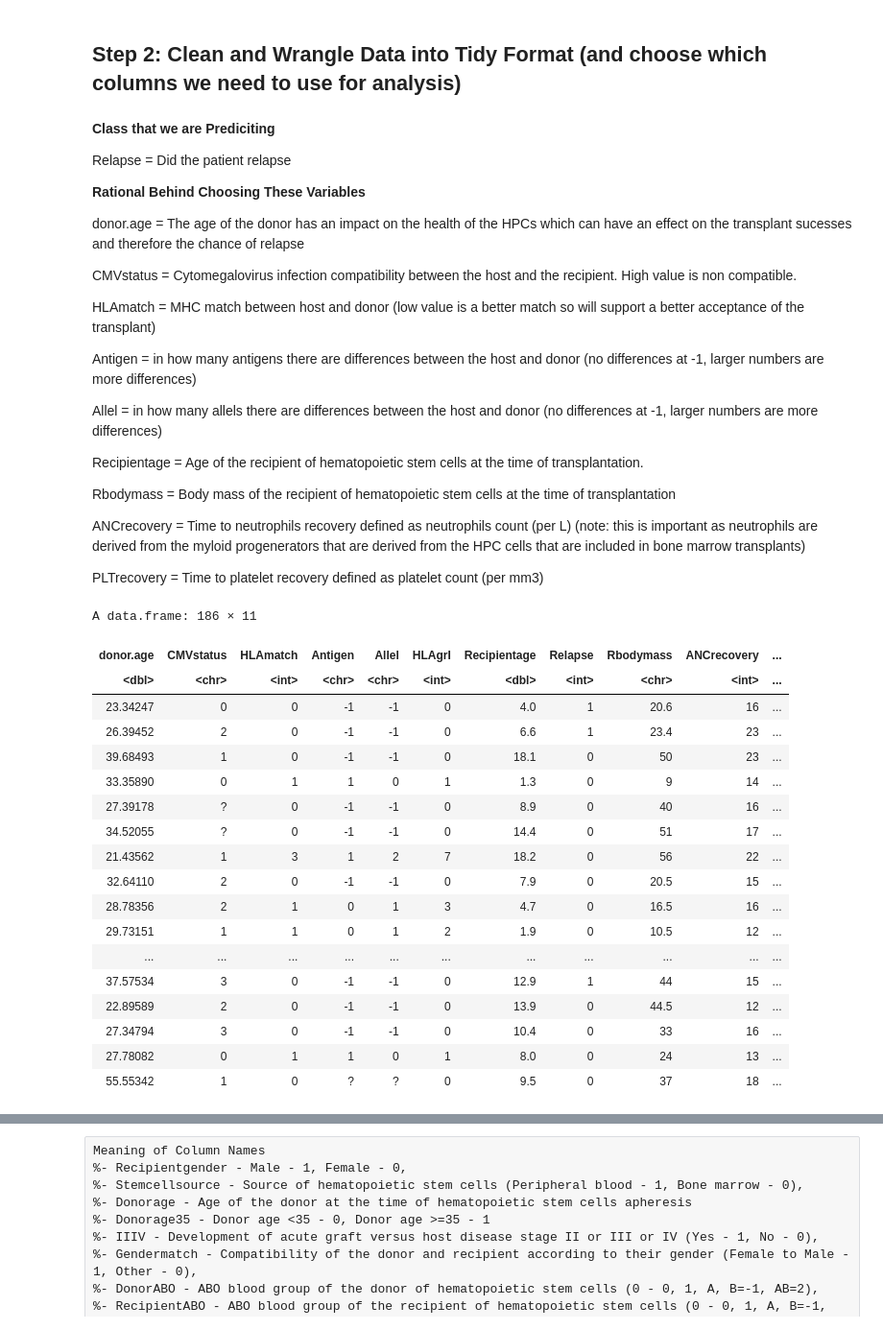
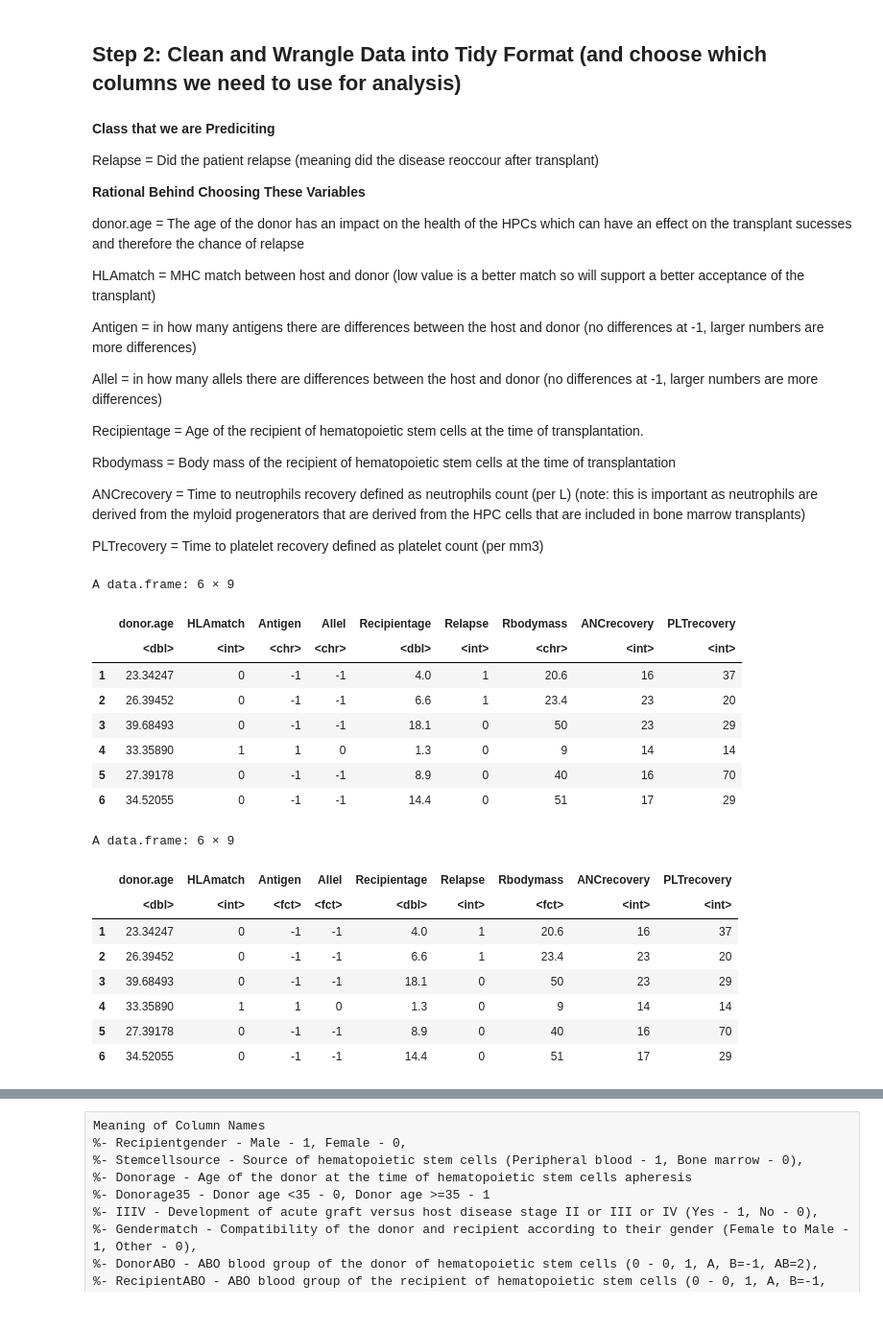
Before and after one commit to Phoebeml/ds_project, a Jupyter notebook: BoneMarrowProposal.ipynb, the cells around one changed output, grey strips where cells are left out. Shown at 96% size. Cells and saved outputs as stored; diff of their text form; code cells hidden in the pictures.

```diff
--- a/BoneMarrowProposal.ipynb
+++ b/BoneMarrowProposal.ipynb
@@ -59,13 +47,11 @@ Step 2: Clean and Wrangle Data into Tidy Format (and choose which columns we nee
 # %% [markdown]
 **Class that we are Prediciting**
 
-Relapse = Did the patient relapse
+Relapse = Did the patient relapse (meaning did the disease reoccour after transplant)
 
 **Rational Behind Choosing These Variables**
 
 donor.age = The age of the donor has an impact on the health of the HPCs which can have an effect on the transplant sucesses and therefore the chance of relapse
-
-CMVstatus = Cytomegalovirus infection compatibility between the host and the recipient. High value is non compatible.
 
 HLAmatch = MHC match between host and donor (low value is a better match so will support a better acceptance of the transplant)
 
@@ -81,26 +67,31 @@ ANCrecovery = Time to neutrophils recovery defined as neutrophils count (per L)
 
 PLTrecovery = Time to platelet recovery defined as platelet count (per mm3)
 # %%
-clean_transplant_data <- bone_marrow_transplant_data |>
-    select(donor.age, CMVstatus, HLAmatch, Antigen, Allel, Recipientage, Relapse, Rbodymass, ANCrecovery, PLTrecovery)
-clean_transplant_data
+#select for columns
+cut_transplant_data <- bone_marrow_transplant_data |>
+    select(donor.age, HLAmatch, Antigen, Allel, Recipientage, Relapse, Rbodymass, ANCrecovery, PLTrecovery)
+head(cut_transplant_data)
+
+#mutate columns to factor data type
+clean_transplant_data <- cut_transplant_data |>
+    mutate(Antigen = as_factor(Antigen), Allel = as_factor(Allel), Rbodymass = as_factor(Rbodymass))
+head(clean_transplant_data)
 # %% [output]
-A data.frame: 186 × 11
+A data.frame: 6 × 9
-| donor.age | CMVstatus | HLAmatch | Antigen | Allel | HLAgrI | Recipientage | Relapse | Rbodymass | ANCrecovery | ... |
-| <dbl> | <chr> | <int> | <chr> | <chr> | <int> | <dbl> | <int> | <chr> | <int> | ... |
-| 23.34247 | 0 | 0 | -1 | -1 | 0 | 4.0 | 1 | 20.6 | 16 | ... |
-| 26.39452 | 2 | 0 | -1 | -1 | 0 | 6.6 | 1 | 23.4 | 23 | ... |
-| 39.68493 | 1 | 0 | -1 | -1 | 0 | 18.1 | 0 | 50 | 23 | ... |
-| 33.35890 | 0 | 1 | 1 | 0 | 1 | 1.3 | 0 | 9 | 14 | ... |
-| 27.39178 | ? | 0 | -1 | -1 | 0 | 8.9 | 0 | 40 | 16 | ... |
-| 34.52055 | ? | 0 | -1 | -1 | 0 | 14.4 | 0 | 51 | 17 | ... |
-| 21.43562 | 1 | 3 | 1 | 2 | 7 | 18.2 | 0 | 56 | 22 | ... |
-| 32.64110 | 2 | 0 | -1 | -1 | 0 | 7.9 | 0 | 20.5 | 15 | ... |
-| 28.78356 | 2 | 1 | 0 | 1 | 3 | 4.7 | 0 | 16.5 | 16 | ... |
-| 29.73151 | 1 | 1 | 0 | 1 | 2 | 1.9 | 0 | 10.5 | 12 | ... |
-| ... | ... | ... | ... | ... | ... | ... | ... | ... | ... | ... |
-| 37.57534 | 3 | 0 | -1 | -1 | 0 | 12.9 | 1 | 44 | 15 | ... |
-| 22.89589 | 2 | 0 | -1 | -1 | 0 | 13.9 | 0 | 44.5 | 12 | ... |
-| 27.34794 | 3 | 0 | -1 | -1 | 0 | 10.4 | 0 | 33 | 16 | ... |
-| 27.78082 | 0 | 1 | 1 | 0 | 1 | 8.0 | 0 | 24 | 13 | ... |
-| 55.55342 | 1 | 0 | ? | ? | 0 | 9.5 | 0 | 37 | 18 | ... |
+|  | donor.age | HLAmatch | Antigen | Allel | Recipientage | Relapse | Rbodymass | ANCrecovery | PLTrecovery |
+|  | <dbl> | <int> | <chr> | <chr> | <dbl> | <int> | <chr> | <int> | <int> |
+| 1 | 23.34247 | 0 | -1 | -1 | 4.0 | 1 | 20.6 | 16 | 37 |
+| 2 | 26.39452 | 0 | -1 | -1 | 6.6 | 1 | 23.4 | 23 | 20 |
+| 3 | 39.68493 | 0 | -1 | -1 | 18.1 | 0 | 50 | 23 | 29 |
+| 4 | 33.35890 | 1 | 1 | 0 | 1.3 | 0 | 9 | 14 | 14 |
+| 5 | 27.39178 | 0 | -1 | -1 | 8.9 | 0 | 40 | 16 | 70 |
+| 6 | 34.52055 | 0 | -1 | -1 | 14.4 | 0 | 51 | 17 | 29 |
+A data.frame: 6 × 9
+|  | donor.age | HLAmatch | Antigen | Allel | Recipientage | Relapse | Rbodymass | ANCrecovery | PLTrecovery |
+|  | <dbl> | <int> | <fct> | <fct> | <dbl> | <int> | <fct> | <int> | <int> |
+| 1 | 23.34247 | 0 | -1 | -1 | 4.0 | 1 | 20.6 | 16 | 37 |
+| 2 | 26.39452 | 0 | -1 | -1 | 6.6 | 1 | 23.4 | 23 | 20 |
+| 3 | 39.68493 | 0 | -1 | -1 | 18.1 | 0 | 50 | 23 | 29 |
+| 4 | 33.35890 | 1 | 1 | 0 | 1.3 | 0 | 9 | 14 | 14 |
+| 5 | 27.39178 | 0 | -1 | -1 | 8.9 | 0 | 40 | 16 | 70 |
+| 6 | 34.52055 | 0 | -1 | -1 | 14.4 | 0 | 51 | 17 | 29 |
```
Also changed, not shown: parts of 5 cells of this notebook.
